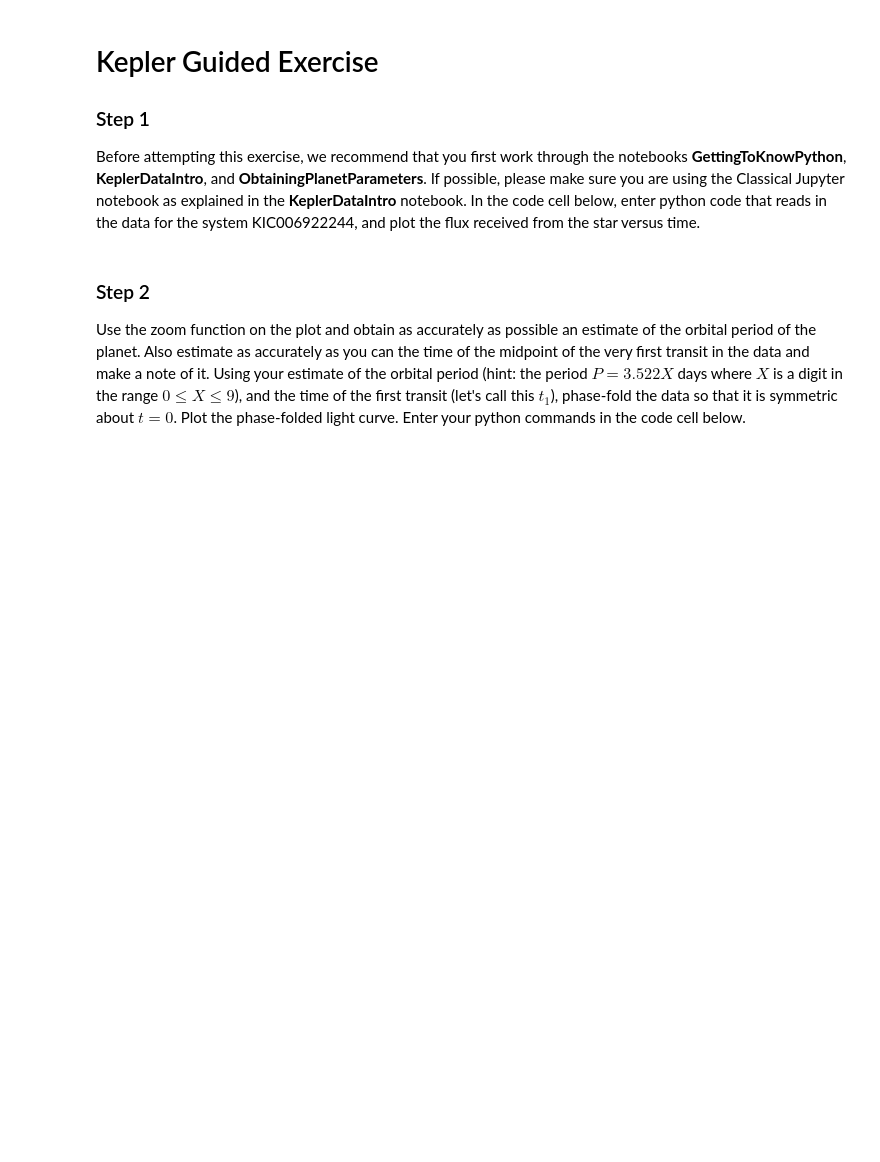
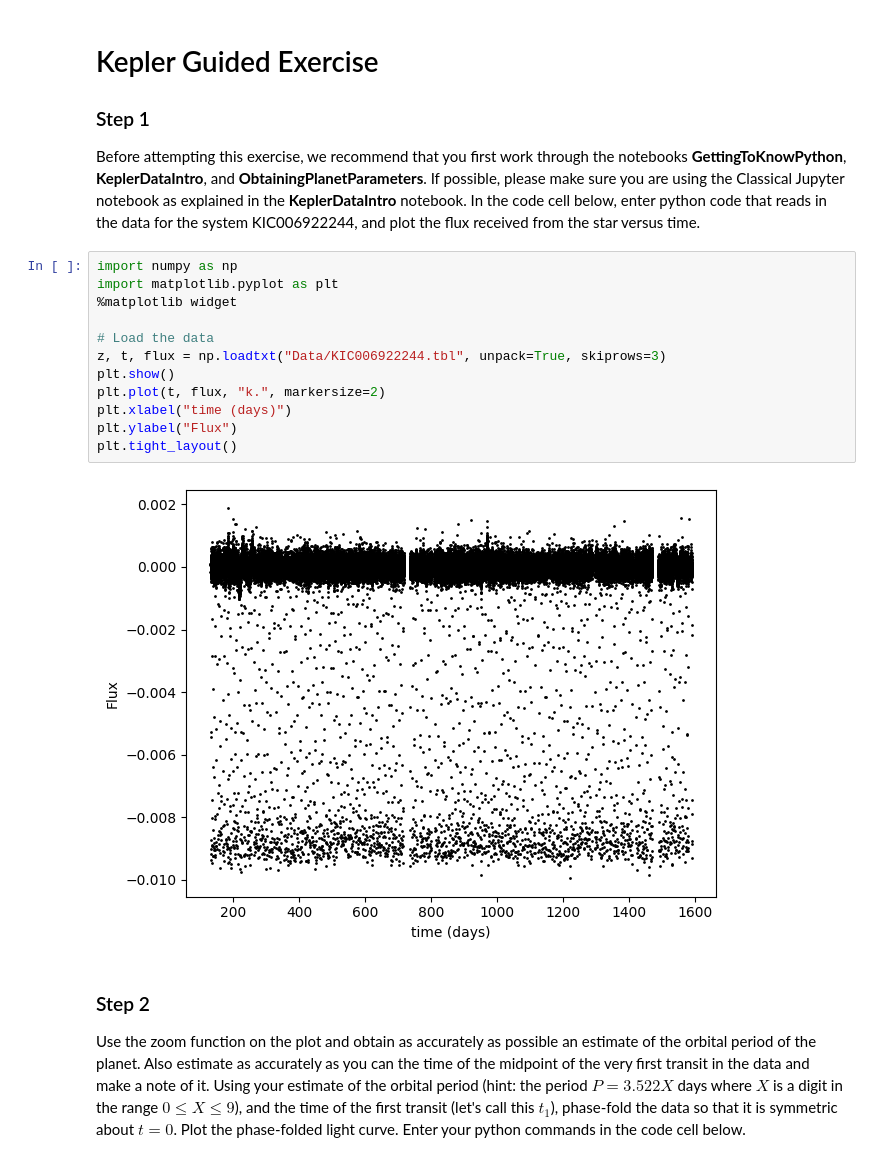
Before and after one commit to PlanetHuntingInPython/PlanetHuntingStudents, a Jupyter notebook: KeplerGuidedExercises.ipynb, the cells around one changed output. Saved outputs shown, nothing was run; the diff lists cells and outputs as text; blank space fills up the shorter version.

```diff
--- a/KeplerGuidedExercises.ipynb
+++ b/KeplerGuidedExercises.ipynb
@@ -4,6 +4,20 @@
 ### Step 1
 
 Before attempting this exercise, we recommend that you first work through the notebooks **GettingToKnowPython**, **KeplerDataIntro**, and **ObtainingPlanetParameters**. If possible, please make sure you are using the Classical Jupyter notebook as explained in the **KeplerDataIntro** notebook. In the code cell below, enter python code that reads in the data for the system KIC006922244, and plot the flux received from the star versus time.
+# %%
+import numpy as np
+import matplotlib.pyplot as plt
+%matplotlib widget
+
+# Load the data
+z, t, flux = np.loadtxt("Data/KIC006922244.tbl", unpack=True, skiprows=3)
+plt.show()
+plt.plot(t, flux, "k.", markersize=2)
+plt.xlabel("time (days)")
+plt.ylabel("Flux")
+plt.tight_layout()
+# %% [output]
+[figure, added]
 # %% [markdown]
 ### Step 2
 
```
Also changed, not shown: 13 other files.
